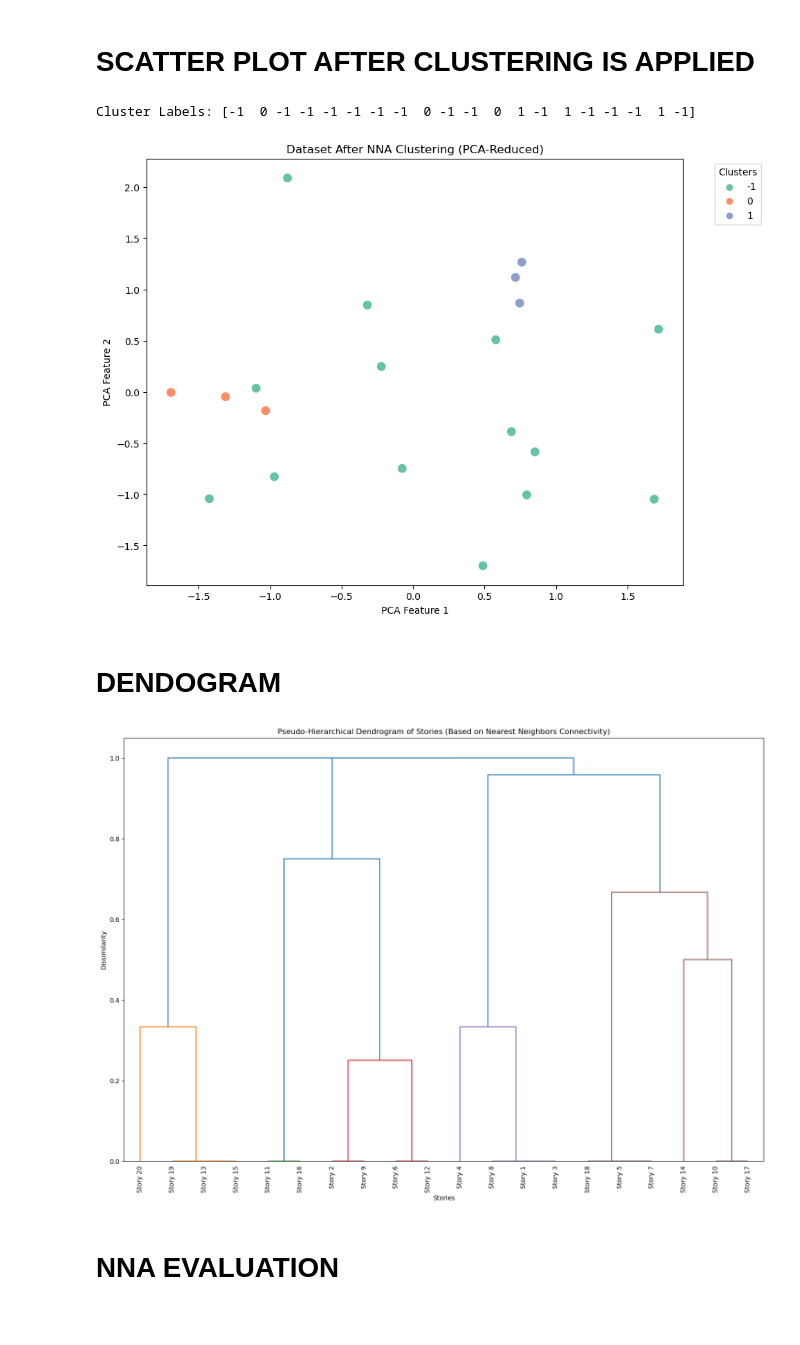
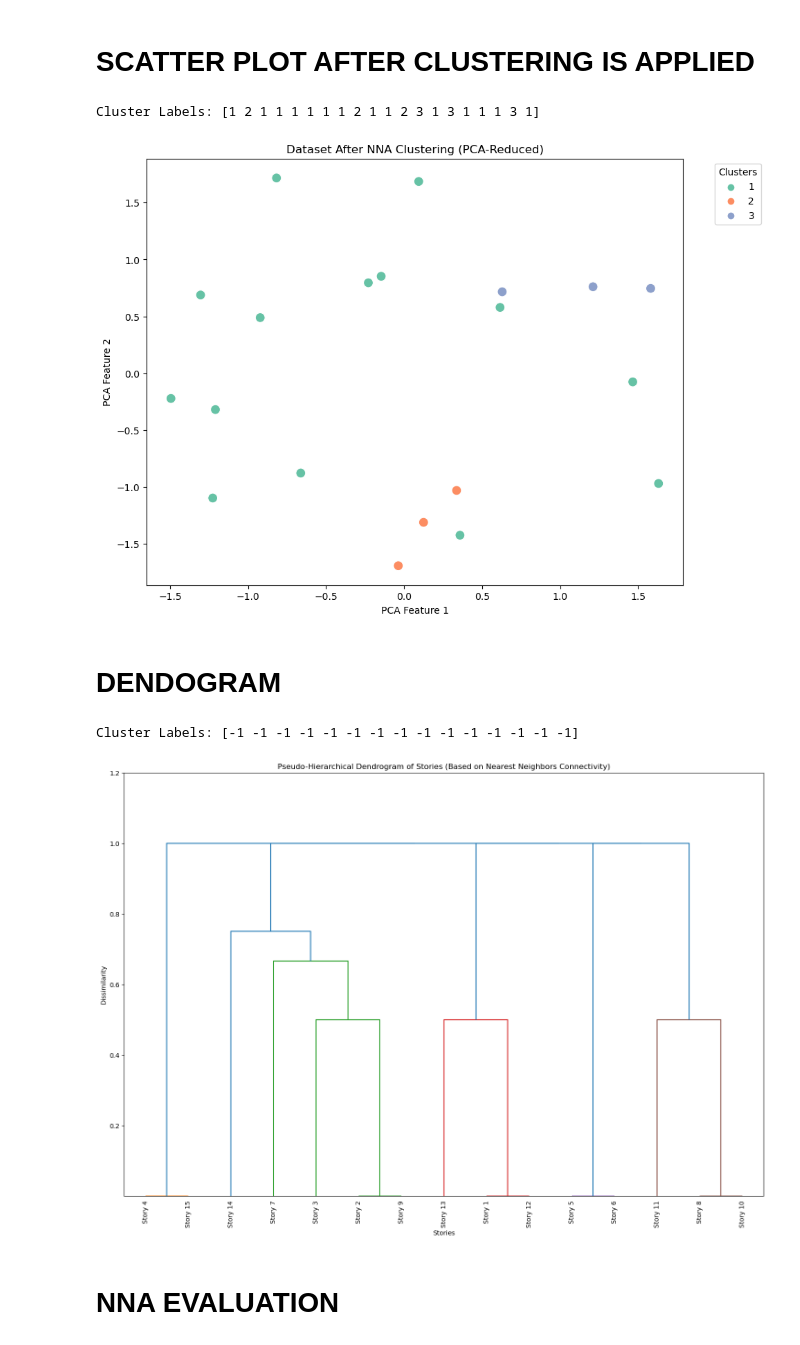
Before and after one commit to Itz-samad/Jobs-To-Be-Done-JTBD-Analysis, a Jupyter notebook: NNA.ipynb, the cells around one changed output. Drawn from its saved outputs; the diff is of its cells as text; code cells hidden in the pictures.

```diff
--- a/NNA.ipynb
+++ b/NNA.ipynb
@@ -120,21 +109,6 @@ plt.show()
 # %% [markdown]
 # NEAREST NEIGHBOURS ANALYSIS
 # %%
-# # Applying nearest neigbours analysis to find the clusters
-# n_neighbors = 1  # Number of nearest neighbors
-# nearest_neighbors = NearestNeighbors(n_neighbors=n_neighbors, metric="euclidean")
-# nearest_neighbors.fit(X)
-
-# # Find the nearest neighbors for each point
-# distances, indices = nearest_neighbors.kneighbors(X)
-
-
-
-# # Assign clusters based on nearest neighbor majority vote
-# labels = np.argmax(membership_probabilities, axis=1)
-
-
-
 def nna(x):
 
     # Applying nearest neighbors analysis
@@ -146,15 +120,25 @@ def nna(x):
     distances, indices = nearest_neighbors.kneighbors(x)
 
     # Apply clustering using connectivity information
-    # You can use DBSCAN to form clusters based on neighborhood density
+    # using DBSCAN to form clusters based on neighborhood density
     dbscan = DBSCAN(eps=distances.mean(), min_samples=n_neighbors, metric="euclidean")
     labels = dbscan.fit_predict(x)
 
-    # Labels contain cluster assignments (-1 indicates noise)
-    print("Cluster Labels:", labels)
+     # Remap the labels so that -1 (noise) becomes a positive integer.
+    unique_labels = sorted(set(labels))
+    label_mapping = {}
+    new_label = 1
+    for lab in unique_labels:
+        label_mapping[lab] = new_label
+        new_label += 1
+    remapped_labels = np.array([label_mapping[lab] for lab in labels])
 
-
-    return labels, distances, indices
-
-
-X_new = nna(X)
+  # Conditional check based on the number of columns in x.
+    # If x has more than 4 columns, return the raw labels.
+    # Otherwise, return the remapped labels.
+    if x.shape[1] > 4:
+        print("Cluster Labels:", labels)
+        return labels, distances, indices
+    elif x.shape[1] < 4:
+        print("Cluster Labels:", remapped_labels)
+        return remapped_labels, distances, indices
@@ -164,45 +146,47 @@ Cluster Labels: [-1 -1 -1 -1 -1 -1 -1 -1 -1 -1 -1 -1 -1 -1 -1 -1 -1 -1 -1 -1]
 # SCATTER PLOT AFTER CLUSTERING IS APPLIED
 # %%
 
-labels, distances, indices = nna(X_pca)
+labels_pca, distances_pca, indices_pca = nna(X_pca)
 plt.figure(figsize=(10, 8))
-# plt.scatter(X_pca[:, 0], X_pca[:, 1], c=labels, cmap="tab10", s=50)
-sns.scatterplot(x=X_pca[:, 0], y=X_pca[:, 2], hue=labels, palette="Set2", s=100)
+sns.scatterplot(x=X_pca[:, 1], y=X_pca[:, 0], hue=labels_pca, palette="Set2", s=100)
 plt.title("Dataset After NNA Clustering (PCA-Reduced)")
 plt.xlabel("PCA Feature 1")
 plt.ylabel("PCA Feature 2")
 plt.legend(title="Clusters", bbox_to_anchor=(1.05, 1), loc='upper left')
 plt.show()
 # %% [output]
-Cluster Labels: [-1  0 -1 -1 -1 -1 -1 -1  0 -1 -1  0  1 -1  1 -1 -1 -1  1 -1]
+Cluster Labels: [1 2 1 1 1 1 1 1 2 1 1 2 3 1 3 1 1 1 3 1]
-[figure, old version]
+[figure, new version]
 # %% [markdown]
 # DENDOGRAM
 # %%
+labels, distances, indices = nna(X)
 # Construct Connectivity Matrix
 num_points = len(X)
 connectivity_matrix = np.zeros((num_points, num_points))
 
 for i in range(num_points):
     for j in indices[i]:
         connectivity_matrix[i, j] = 1
         connectivity_matrix[j, i] = 1  # Symmetric matrix
 
 # Convert Connectivity to Dissimilarity
 dissimilarity_matrix = 1 - connectivity_matrix
 
 # Generate Pseudo-Hierarchical Linkage
 linkage_matrix = linkage(squareform(dissimilarity_matrix), method="average")
 
 # Plot Dendrogram for Stories
 plt.figure(figsize=(18, 12))
 dendrogram(linkage_matrix, labels=[f"Story {i+1}" for i in range(len(X))], leaf_rotation=90, leaf_font_size=10)
 plt.title("Pseudo-Hierarchical Dendrogram of Stories (Based on Nearest Neighbors Connectivity)")
 plt.xlabel("Stories")
 plt.ylabel("Dissimilarity")
-# plt.ylim(-0.0, 1.0)
+# plt.yticks(np.linspace(0.00001, 1.0, 5))  # Generate 10 evenly spaced ticks
+plt.ylim(0.00001, 1.2)
 plt.show()
 # %% [output]
+Cluster Labels: [-1 -1 -1 -1 -1 -1 -1 -1 -1 -1 -1 -1 -1 -1 -1]
-[figure, old version]
+[figure, new version]
 # %% [markdown]
 # NNA EVALUATION
```
Also changed, not shown: parts of 5 cells of this notebook, 4 other files.
